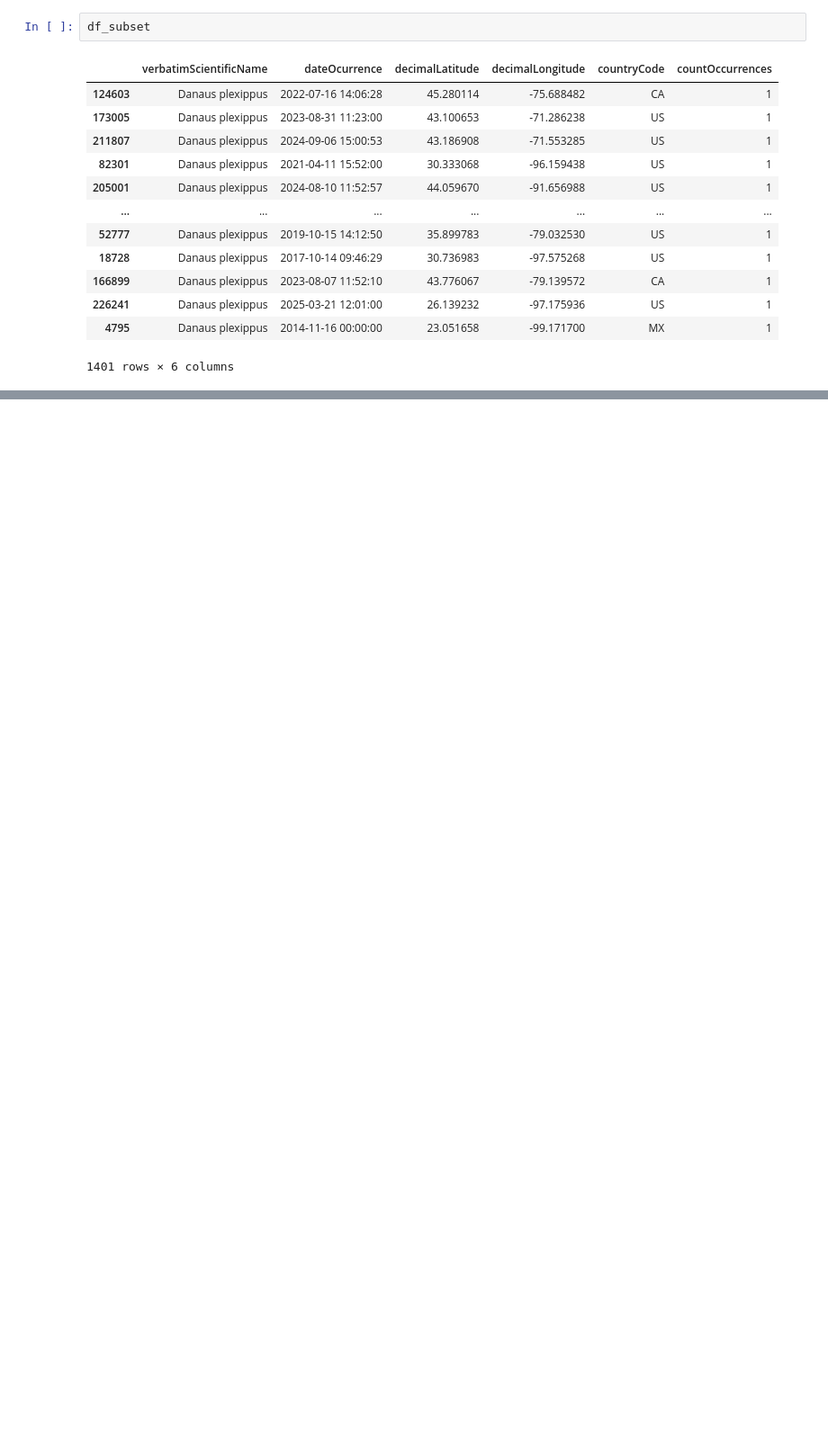
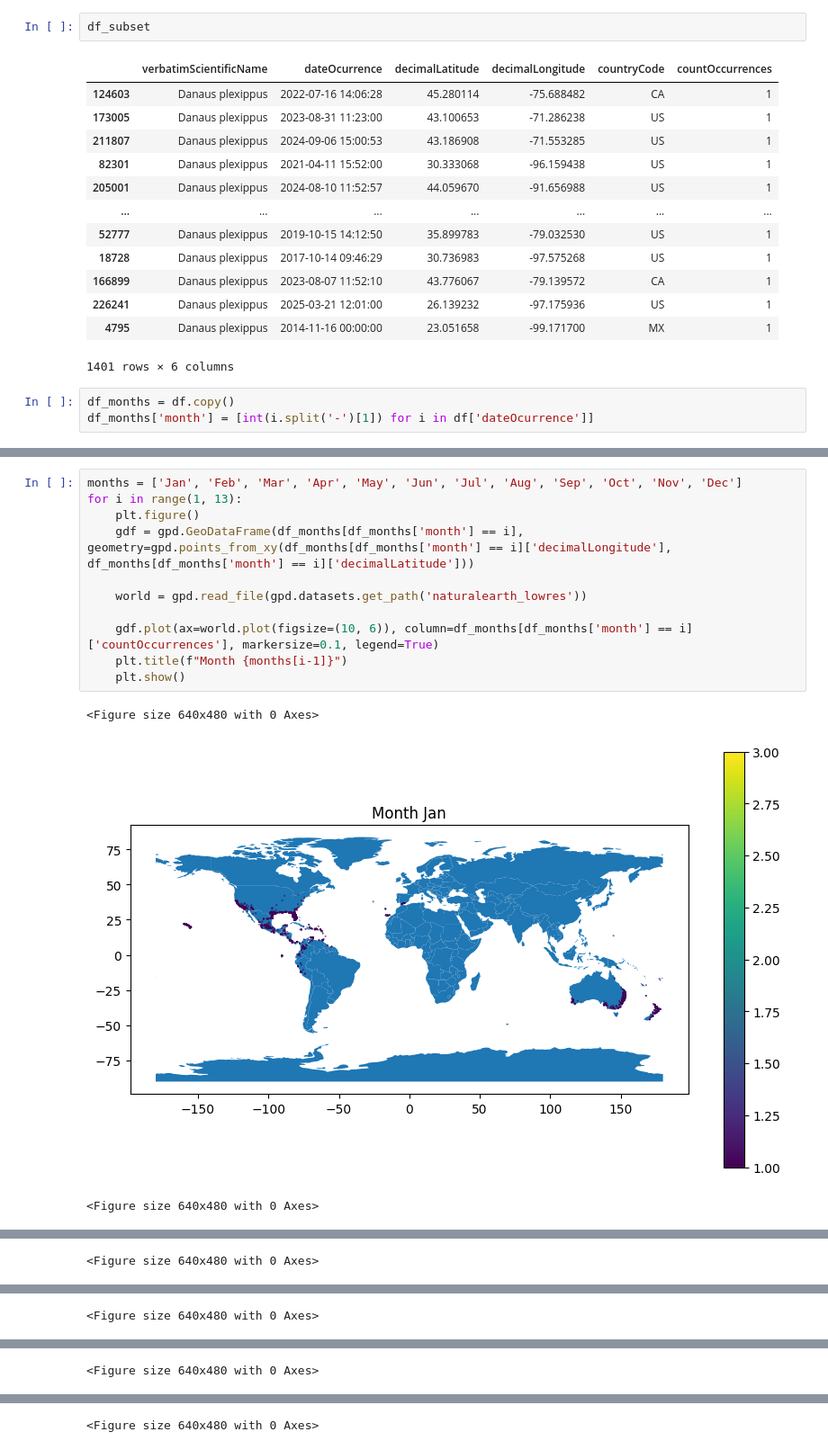
Before and after one commit to davidguzmanr/COMP-685-Fall-2025, a Jupyter notebook: notebooks/iNaturalist-Greg.ipynb, the cells around one changed output, grey strips where cells are left out. Shown at 90% size. Cells and saved outputs as stored; diff of their text form; blank space fills up the shorter version.

Commit message:
plot months butterflies

```diff
--- a/notebooks/iNaturalist-Greg.ipynb
+++ b/notebooks/iNaturalist-Greg.ipynb
@@ -312,3 +312,6 @@ df_subset
 | 226241 | Danaus plexippus | 2025-03-21 12:01:00 | 26.139232 | -97.175936 | US | 1 |
 | 4795 | Danaus plexippus | 2014-11-16 00:00:00 | 23.051658 | -99.171700 | MX | 1 |
 1401 rows × 6 columns
+# %%
+df_months = df.copy()
+df_months['month'] = [int(i.split('-')[1]) for i in df['dateOcurrence']]
@@ -314,0 +334,15 @@ df_subset
+# %%
+months = ['Jan', 'Feb', 'Mar', 'Apr', 'May', 'Jun', 'Jul', 'Aug', 'Sep', 'Oct', 'Nov', 'Dec']
+for i in range(1, 13):
+    plt.figure()
+    gdf = gpd.GeoDataFrame(df_months[df_months['month'] == i], geometry=gpd.points_from_xy(df_months[df_months['month'] == i]['decimalLongitude'], df_months[df_months['month'] == i]['decimalLatitude']))
+
+    world = gpd.read_file(gpd.datasets.get_path('naturalearth_lowres'))
+
+    gdf.plot(ax=world.plot(figsize=(10, 6)), column=df_months[df_months['month'] == i]['countOccurrences'], markersize=0.1, legend=True)
+    plt.title(f"Month {months[i-1]}")
+    plt.show()
+# %% [output]
+<Figure size 640x480 with 0 Axes>
+[figure, added]
+<Figure size 640x480 with 0 Axes>
@@ -314,0 +350 @@ df_subset
+<Figure size 640x480 with 0 Axes>
@@ -314,0 +352 @@ df_subset
+<Figure size 640x480 with 0 Axes>
@@ -314,0 +354 @@ df_subset
+<Figure size 640x480 with 0 Axes>
@@ -314,0 +356 @@ df_subset
+<Figure size 640x480 with 0 Axes>
```
Also changed, not shown: parts of 3 cells of this notebook.
